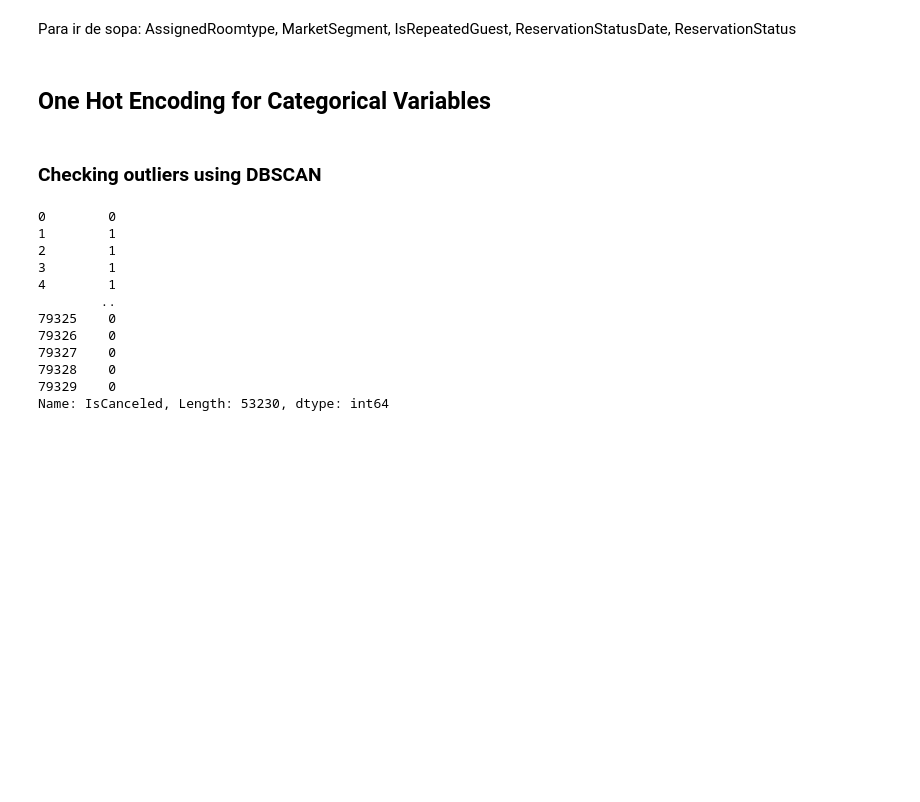
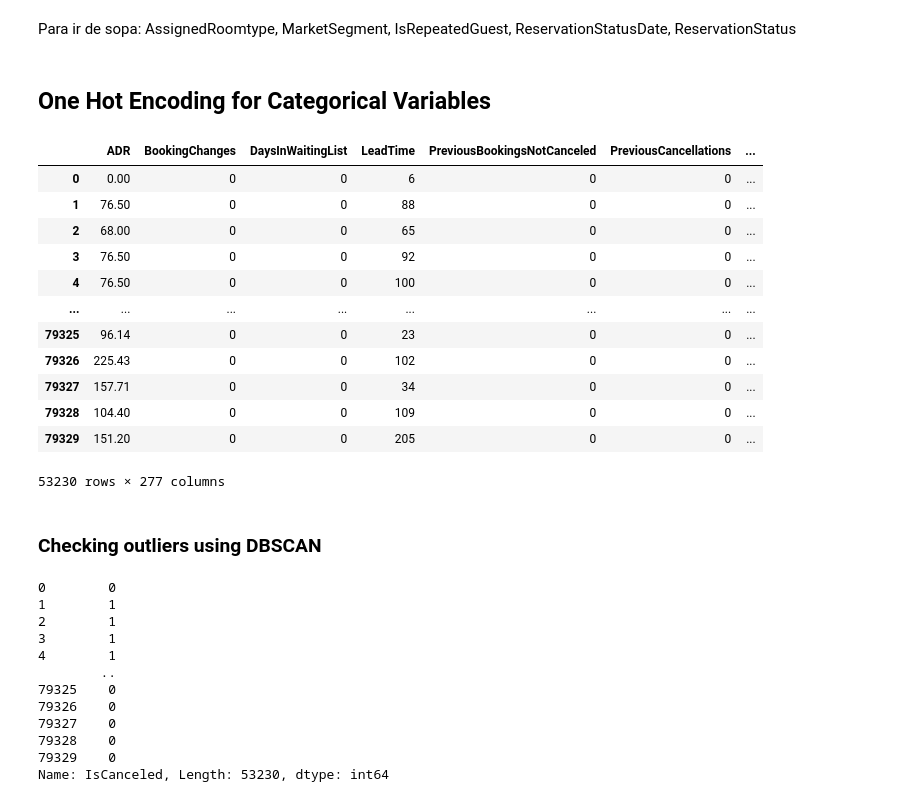
Before and after one commit to diogobulhosa/BC2, a Jupyter notebook: scripts/BC2-Notebook.ipynb, the cells around one changed output. Drawn from its saved outputs; the diff is of its cells as text; code cells hidden in the pictures; blank space fills up the shorter version.

```diff
--- a/scripts/BC2-Notebook.ipynb
+++ b/scripts/BC2-Notebook.ipynb
@@ -513,7 +527,64 @@ plt.show()
 # %% [markdown]
 Para ir de sopa: AssignedRoomtype, MarketSegment, IsRepeatedGuest, ReservationStatusDate, ReservationStatus
+# %%
+# updating non metric features
+non_metric_features = ['ArrivalDate',
+ 'ArrivalDateWeekNumber',
+ 'Country',
+ 'CustomerType',
+ 'DepositType',
+ 'DistributionChannel',
+ 'Meal',
+ 'ReservedRoomType',
+ 'Adults',
+ 'Children',
+ 'RequiredCarParkingSpaces',
+ 'Company_Type',
+ 'Agent_Type'
+ 'Seasons']
+
+# a test with and without seasons could make sense
+# droppar country talvez?
+ohc_features = ['ArrivalDateWeekNumber',
+ 'Country',
+ 'CustomerType',
+ 'DepositType',
+ 'DistributionChannel',
+ 'Meal',
+ 'ReservedRoomType',
+ 'Adults',
+ 'Children',
+ 'RequiredCarParkingSpaces',
+ 'Company_Type',
+ 'Agent_Type',
+ 'Seasons']
 # %% [markdown]
 ## One Hot Encoding for Categorical Variables
+# %%
+df_ready = df.copy()
+# %%
+ohc = OneHotEncoder(sparse=False, drop = None)
+ohc_feat_train = ohc.fit_transform(df_ready[ohc_features])
+ohc_feat_names = ohc.get_feature_names()
+df_ohc = pd.DataFrame(ohc_feat_train, index=df_ready.index,columns=ohc_feat_names)  # Why the index=df_ohc.index?
+# %%
+df_to_models = pd.DataFrame(df_ready[metric_features], columns= metric_features, index = df_ready.index).join(df_ohc)
+# %%
+df_to_models
+# %% [output]
+|  | ADR | BookingChanges | DaysInWaitingList | LeadTime | PreviousBookingsNotCanceled | PreviousCancellations | ... |
+| 0 | 0.00 | 0 | 0 | 6 | 0 | 0 | ... |
+| 1 | 76.50 | 0 | 0 | 88 | 0 | 0 | ... |
+| 2 | 68.00 | 0 | 0 | 65 | 0 | 0 | ... |
+| 3 | 76.50 | 0 | 0 | 92 | 0 | 0 | ... |
+| 4 | 76.50 | 0 | 0 | 100 | 0 | 0 | ... |
+| ... | ... | ... | ... | ... | ... | ... | ... |
+| 79325 | 96.14 | 0 | 0 | 23 | 0 | 0 | ... |
+| 79326 | 225.43 | 0 | 0 | 102 | 0 | 0 | ... |
+| 79327 | 157.71 | 0 | 0 | 34 | 0 | 0 | ... |
+| 79328 | 104.40 | 0 | 0 | 109 | 0 | 0 | ... |
+| 79329 | 151.20 | 0 | 0 | 205 | 0 | 0 | ... |
+53230 rows × 277 columns
 # %% [markdown]
 ### Checking outliers using DBSCAN
 # %%
```
Also changed, not shown: parts of 28 cells of this notebook, 5 other files.
